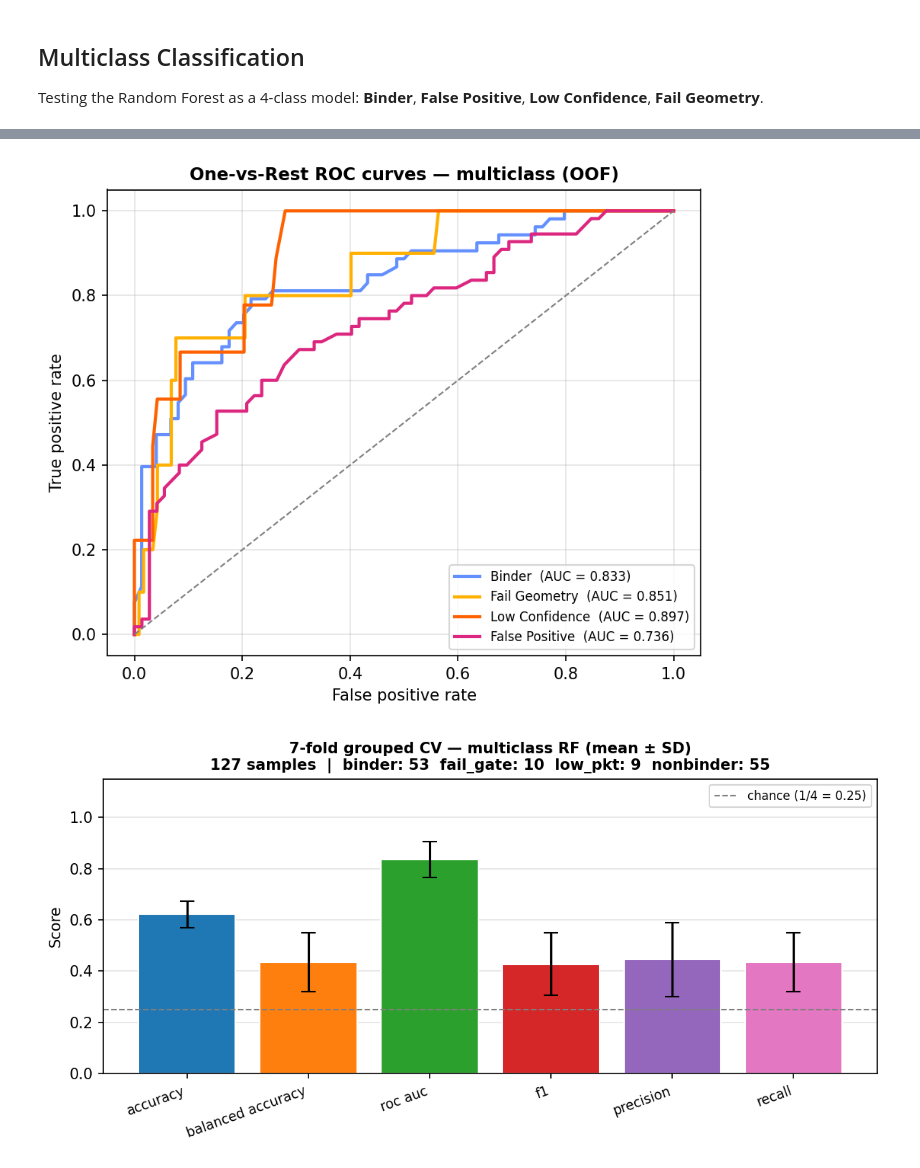
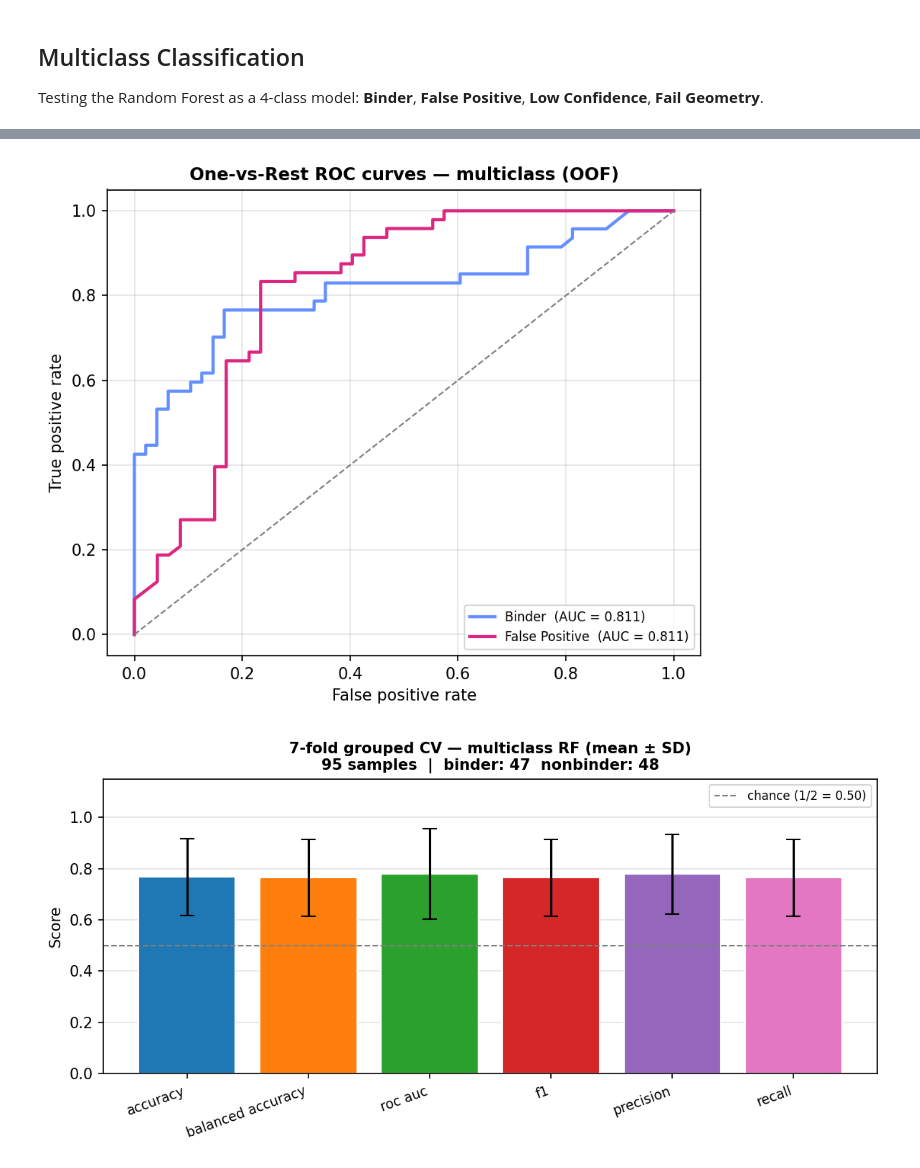
Before and after one commit to ajhoop06/biosensors, a Jupyter notebook: ML_classification.ipynb, the cells around one changed output, grey strips where cells are left out. Saved outputs shown, nothing was run; the diff lists cells and outputs as text; code cells hidden in the pictures.

```diff
--- a/ML_classification.ipynb
+++ b/ML_classification.ipynb
@@ -37,6 +37,37 @@ POCKET_RESIDUES = [58, 59, 62, 83, 87, 88, 89, 92, 110, 115, 116, 117,
 df = pd.read_excel(FEAT_TABLE_PATH, sheet_name="all_feats_500ns")
 n_base = len(df)
 print(f"Base cohort (all_feats_500ns): {n_base} sequences")
+
+# ── seq_source cohort filter ────────────────────────────────────────────────
+# "all" trains/tests on the full assembled cohort. "ngs_observed" restricts to
+# sequences whose md_candidate_guide.csv `source` == "ngs_observed" (sequencing-
+# confirmed designs), excluding "designed_assumed" candidates. md_candidate_guide
+# keys on pair_id + md_group, not the full seq_id, so reconstruct the seq_id the
+# same way the rest of this table is keyed (name = pair_id + type suffix).
+# Legacy seq*_binder/seq*_nb sequences predate md_candidate_guide.csv entirely
+# and have no source entry there -- they're excluded from "ngs_observed" (can't
+# confirm their provenance) but retained under "all".
+SEQ_SOURCE = "ngs_observed"   # "all" | "ngs_observed"
+
+mcg = pd.read_csv("md_candidate_guide.csv")
+MD_GROUP_SUFFIX = {
+    "binder":              "_binder",
+    "non_binder":          "_nb",
+    "negative_low_pocket": "_low_pkt",
+    "negative_fail_gate":  "_fail_gate",
+}
+mcg["name"] = mcg["pair_id"].astype(str) + mcg["md_group"].map(MD_GROUP_SUFFIX)
+df = df.merge(mcg[["name", "source"]], on="name", how="left")
+n_no_source = int(df["source"].isna().sum())
+print(f"  seq_source coverage      : {n_base - n_no_source}/{n_base} matched to md_candidate_guide.csv "
+      f"({n_no_source} legacy/unlisted -> source unknown)")
+
+if SEQ_SOURCE == "ngs_observed":
+    df = df[df["source"] == "ngs_observed"].reset_index(drop=True)
+    n_base = len(df)
+    print(f"  -> SEQ_SOURCE='ngs_observed': cohort filtered to {n_base} sequences")
+elif SEQ_SOURCE != "all":
+    raise ValueError(f"Unknown SEQ_SOURCE={SEQ_SOURCE!r}, expected 'all' or 'ngs_observed'")
 
 # ── Gate-latch RMSD-to-reference — already assembled as its own sheet ─────────
 # (captures gate/latch *dynamics* relative to each sequence's own predicted
@@ -810,14 +839,18 @@ weighted avg       0.64      0.62      0.61       127
 # -------------------------------------------------------------------
 # One-vs-Rest ROC curves per class (grouped CV)
 # -------------------------------------------------------------------
-from sklearn.preprocessing import label_binarize
 from sklearn.metrics import roc_curve, auc
 
 # OOF probability estimates for each class
 y_prob_mc_cv = cross_val_predict(pipe_mc, X, y_mc, cv=cv_mc, groups=seq_groups, method="predict_proba")
 
-# Binarize true labels for OvR evaluation
-y_mc_bin = label_binarize(y_mc, classes=np.arange(len(class_names)))
+# One-hot encode true labels for OvR evaluation. Built directly via np.eye
+# rather than sklearn's label_binarize, which collapses to a single column
+# for exactly 2 classes (its binary special-case) -- that shape mismatch
+# crashes the loop below whenever a cohort filter (e.g. SEQ_SOURCE=
+# "ngs_observed") leaves only 2 of the 4 groups present. np.eye always
+# returns one column per class regardless of how many are present.
+y_mc_bin = np.eye(len(class_names))[y_mc]
 
 # class_names from LabelEncoder are lowercase (binder/fail_gate/low_pkt/nonbinder);
 # map to the CLAUDE.md display labels so the IBM colorblind-safe palette below
@@ -835,34 +868,34 @@ palette = {
     'Low Confidence': '#FE6100',   # orange
     'Fail Geometry':  '#FFB000',   # gold
 }
 
 fig_roc, ax_roc = plt.subplots(figsize=(6, 5), dpi=150)
 
 for i, cls in enumerate(class_names):
     fpr_i, tpr_i, _ = roc_curve(y_mc_bin[:, i], y_prob_mc_cv[:, i])
     roc_auc_i = auc(fpr_i, tpr_i)
     color = palette.get(DISPLAY_LABEL.get(cls, cls), None)
     ax_roc.plot(fpr_i, tpr_i, lw=2, color=color,
                 label=f"{DISPLAY_LABEL.get(cls, cls)}  (AUC = {roc_auc_i:.3f})")
 
 ax_roc.plot([0, 1], [0, 1], color="gray", linestyle="--", lw=1)
 ax_roc.set_xlabel("False positive rate", fontsize=10)
 ax_roc.set_ylabel("True positive rate", fontsize=10)
 ax_roc.set_title("One-vs-Rest ROC curves — multiclass (OOF)",
                  fontsize=11, fontweight="bold")
 ax_roc.legend(fontsize=8, loc="lower right")
 ax_roc.grid(True, alpha=0.35)
 ax_roc.set_axisbelow(True)
 plt.tight_layout()
 plt.show()
 
 path   = "/Users/ivanatang/Library/CloudStorage/OneDrive-UCB-O365/Shirts Lab/LCA_boltz_models/analysis"
 # -------------------------------------------------------------------
 # Optional: save outputs
 # -------------------------------------------------------------------
 fig_roc.savefig(os.path.join(path, "ML/multiclass", f"multiclass_RF_ROC-AUC_{len(y)}samples.png"),   dpi=300, bbox_inches="tight")
 # %% [output]
-[figure, old version]
+[figure, new version]
 # %%
 # -------------------------------------------------------------------
 # CV metric bar chart — multiclass (matches binary metric set)
@@ -911,4 +944,4 @@ path   = "/Users/ivanatang/Library/CloudStorage/OneDrive-UCB-O365/Shirts Lab/LCA
 # -------------------------------------------------------------------
 fig_mc_bar.savefig(os.path.join(path, "ML/multiclass", f"multiclass_RF_performance_metrics_{len(y)}samples.png"),   dpi=300, bbox_inches="tight")
 # %% [output]
-[figure, old version]
+[figure, new version]
```
Also changed, not shown: parts of 9 cells of this notebook.
